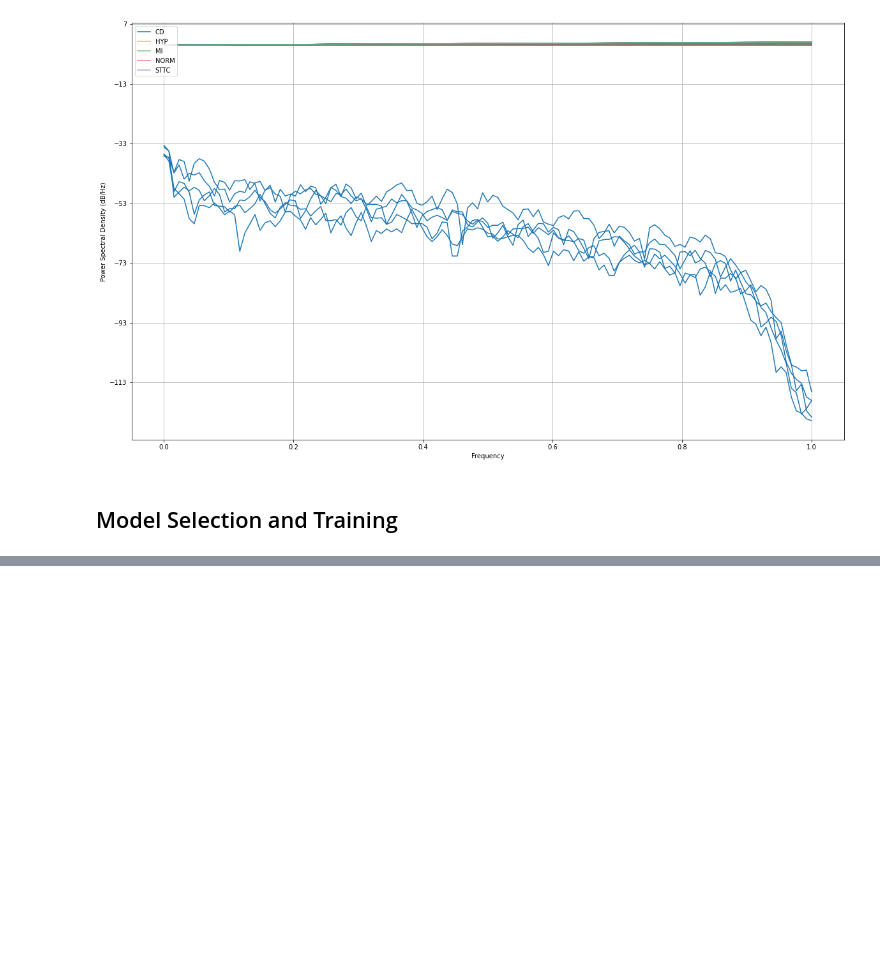
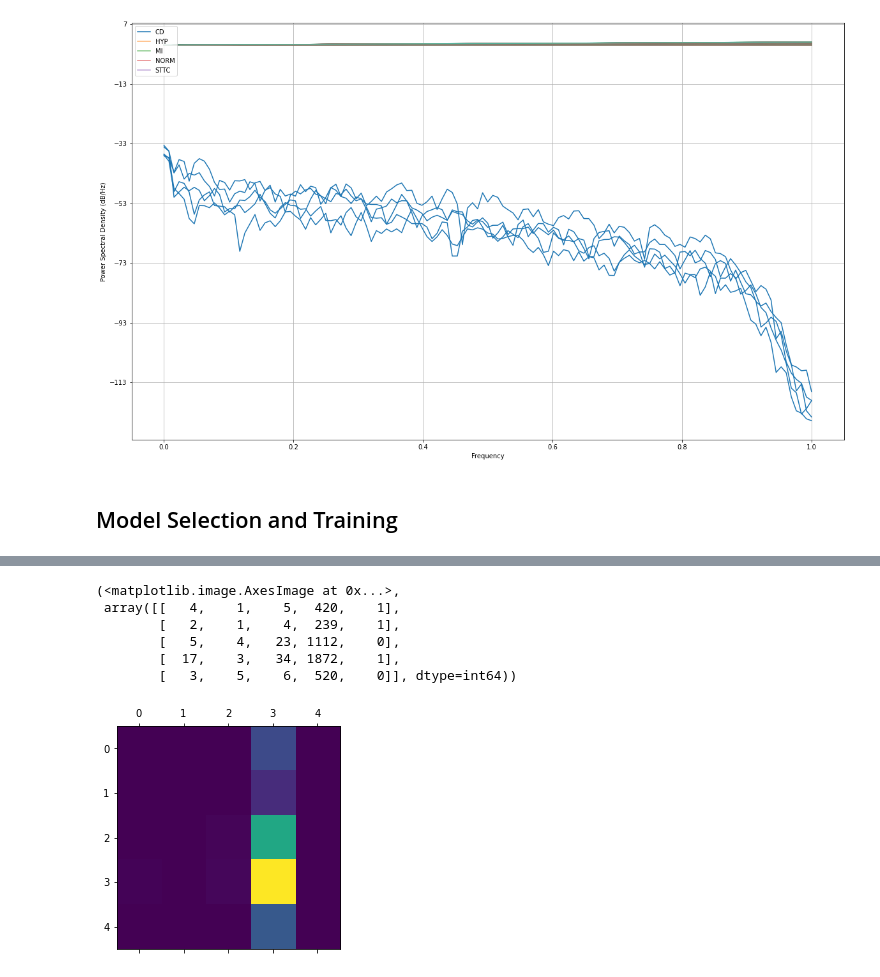
Before and after one commit to COGS118A/Group041-Wi23, a Jupyter notebook: 118A Final project.ipynb, the cells around one changed output, grey strips where cells are left out. Drawn from its saved outputs; the diff is of its cells as text; code cells hidden in the pictures; blank space fills up the shorter version.

```diff
--- a/118A Final project.ipynb
+++ b/118A Final project.ipynb
@@ -439,0 +489,2 @@ mean_waveforms_reduced.shape
+# %%
+clf.fit(X_train_psd,y_train_psd)
@@ -439,0 +577,10 @@ mean_waveforms_reduced.shape
+# %%
+plt.matshow(confusion_matrix(y_test_psd,y_pred_psd)),confusion_matrix(y_test_psd,y_pred_psd)
+# %% [output]
+(<matplotlib.image.AxesImage at 0x...>,
+ array([[   4,    1,    5,  420,    1],
+        [   2,    1,    4,  239,    1],
+        [   5,    4,   23, 1112,    0],
+        [  17,    3,   34, 1872,    1],
+        [   3,    5,    6,  520,    0]], dtype=int64))
+[figure, added]
```
Also changed, not shown: parts of 68 cells of this notebook.
